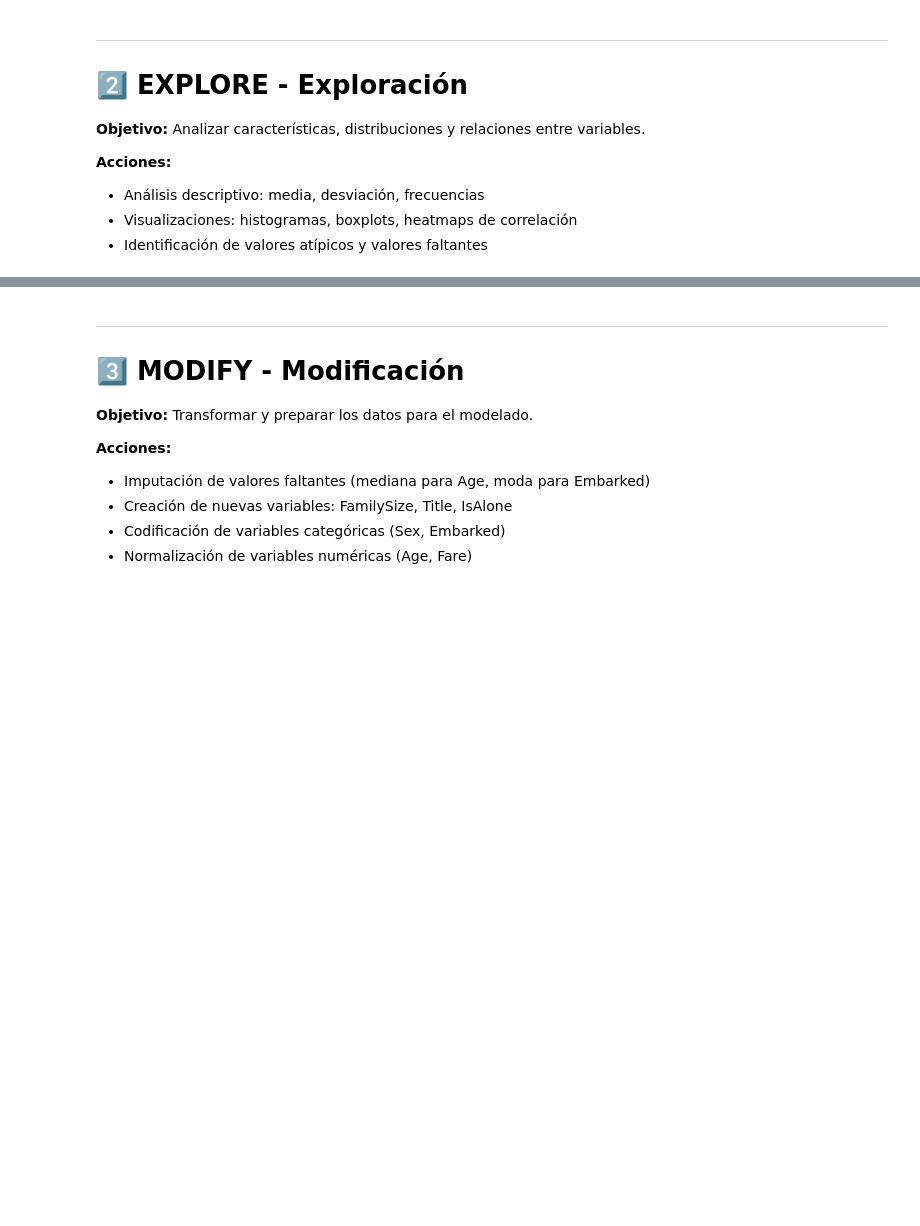
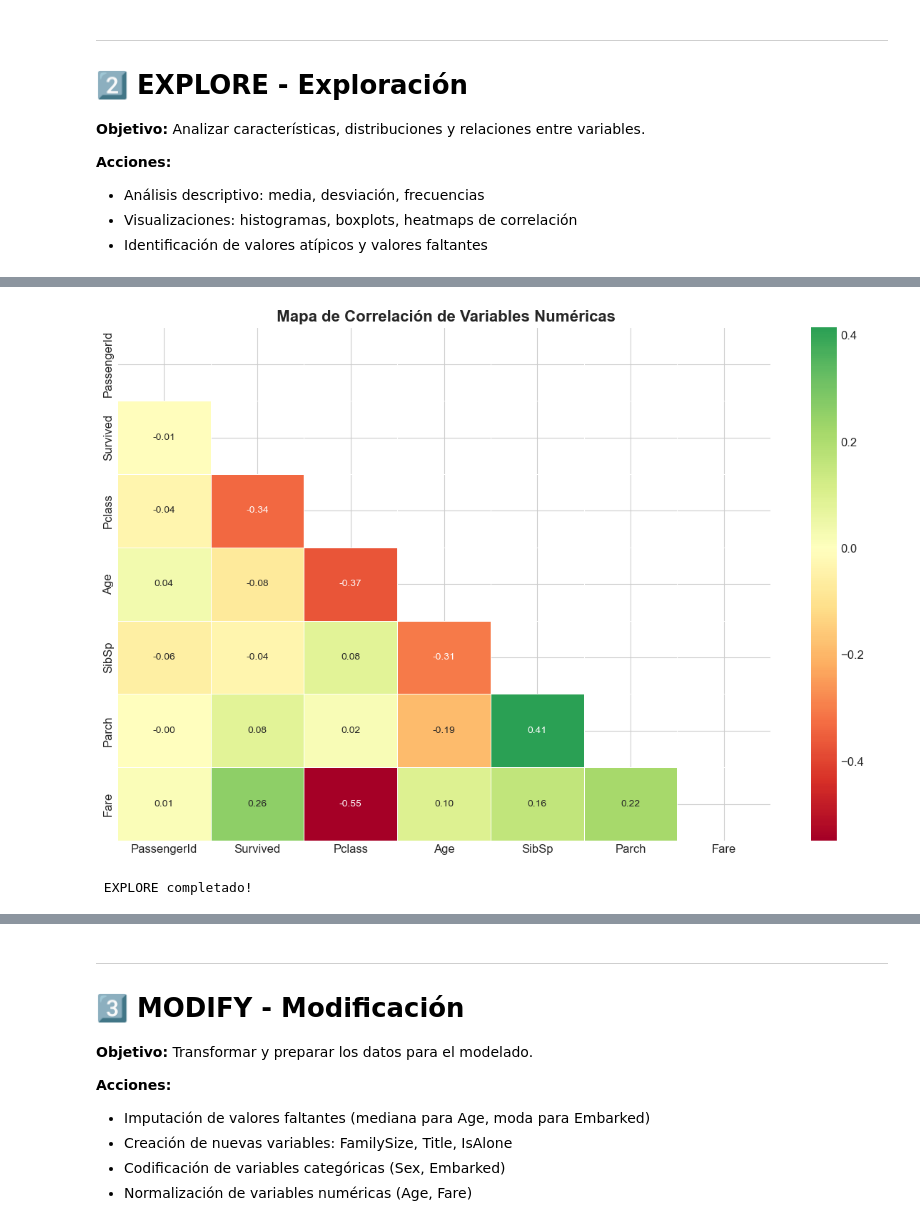
Before and after one commit to RubenCasa/-SEMMA-Methodology-Titanic-Survival-Prediction, a Jupyter notebook: notebooks/SEMMA_Titanic_Completo.ipynb, the cells around one changed output, grey strips where cells are left out. Drawn from its saved outputs; the diff is of its cells as text; code cells hidden in the pictures; blank space fills up the shorter version.

```diff
--- a/notebooks/SEMMA_Titanic_Completo.ipynb
+++ b/notebooks/SEMMA_Titanic_Completo.ipynb
@@ -208,22 +281,25 @@ plt.show()
 # %%
 # Heatmap de correlación
 plt.figure(figsize=(12, 8))
 
 # Seleccionar solo columnas numéricas
 numeric_cols = df.select_dtypes(include=[np.number]).columns
 correlation_matrix = df[numeric_cols].corr()
 
 mask = np.triu(np.ones_like(correlation_matrix, dtype=bool))
 sns.heatmap(correlation_matrix, mask=mask, annot=True, fmt='.2f',
             cmap='RdYlGn', center=0, linewidths=0.5,
             annot_kws={'size': 10})
 
-plt.title('🔥 Mapa de Correlación de Variables Numéricas', fontsize=16, fontweight='bold')
+plt.title(' Mapa de Correlación de Variables Numéricas', fontsize=16, fontweight='bold')
 plt.tight_layout()
 plt.savefig('../outputs/graficos/04_explore_correlation_heatmap.png', dpi=150, bbox_inches='tight')
 plt.show()
 
-print("\n✅ EXPLORE completado!")
+print("\n EXPLORE completado!")
+# %% [output]
+[figure, added]
+ EXPLORE completado!
 # %%
 # Boxplots para detectar outliers
 fig, axes = plt.subplots(1, 3, figsize=(15, 5))
```
Also changed, not shown: parts of 28 cells of this notebook.
